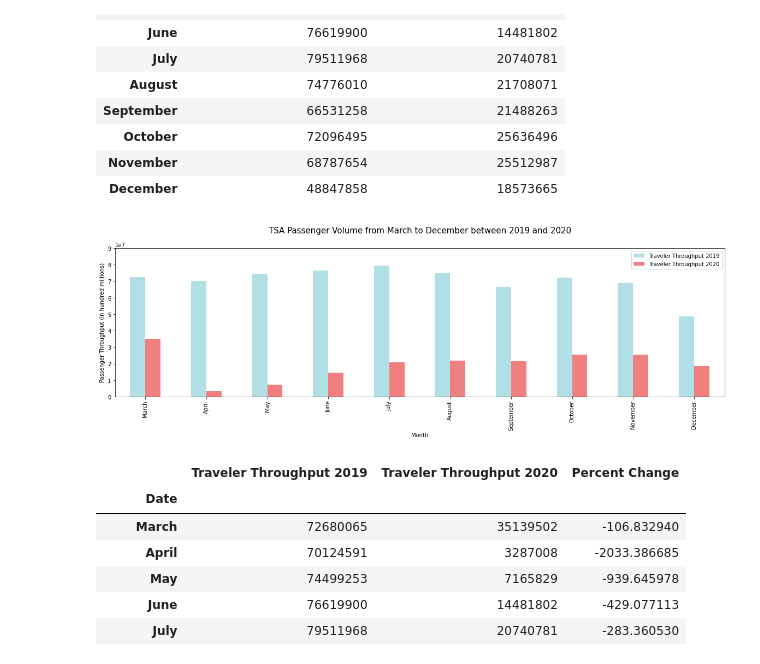
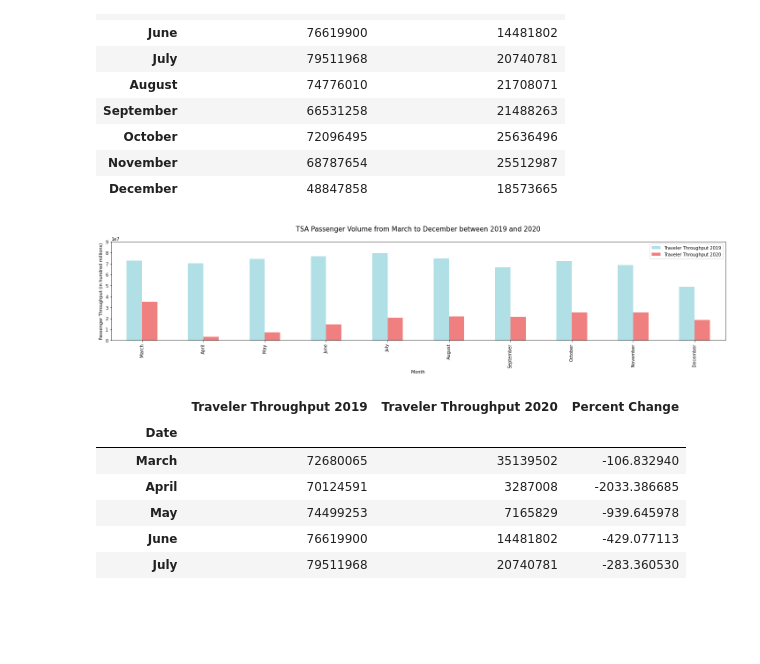
Before and after one commit to llhabers/Covid-19_Impact_on_the_US_Airline_Industry, a Jupyter notebook: jini/TSA_Traveler_Throughput.ipynb, the cells around one changed output. Drawn from its saved outputs; the diff is of its cells as text; code cells hidden in the pictures; blank space fills up the shorter version.

```diff
--- a/jini/TSA_Traveler_Throughput.ipynb
+++ b/jini/TSA_Traveler_Throughput.ipynb
@@ -157,18 +159,19 @@ tsa_groupedby_month
 # %%
 #Create a bar plot displaying the passenger volume between 2019 and 2020
 colors = ["powderblue", "lightcoral"]
 multi_plot = tsa_groupedby_month.plot(kind="bar", figsize=(20,5), color=colors)
 plt.ylim(0,90000000)
 
 #Label the axis
 plt.title("TSA Passenger Volume from March to December between 2019 and 2020", fontsize=15, y=1.08)
 plt.xlabel("Month")
 plt.ylabel("Passenger Throughput (in hundred millions)")
 
+plt.tight_layout()
 plt.savefig("../output_data/TSA Passenger Volume Across All Months.png")
 plt.show()
 # %% [output]
-[figure, old version]
+[figure, new version]
 # %%
 #Create a new column that calculated the percent change in the new groupedby df
 tsa_groupedby_month["Percent Change"] = (tsa_groupedby_month["Traveler Throughput 2020"] - tsa_groupedby_month["Traveler Throughput 2019"]) / tsa_groupedby_month["Traveler Throughput 2020"] * 100
```
Also changed, not shown: parts of 3 cells of this notebook, 4 other files.
